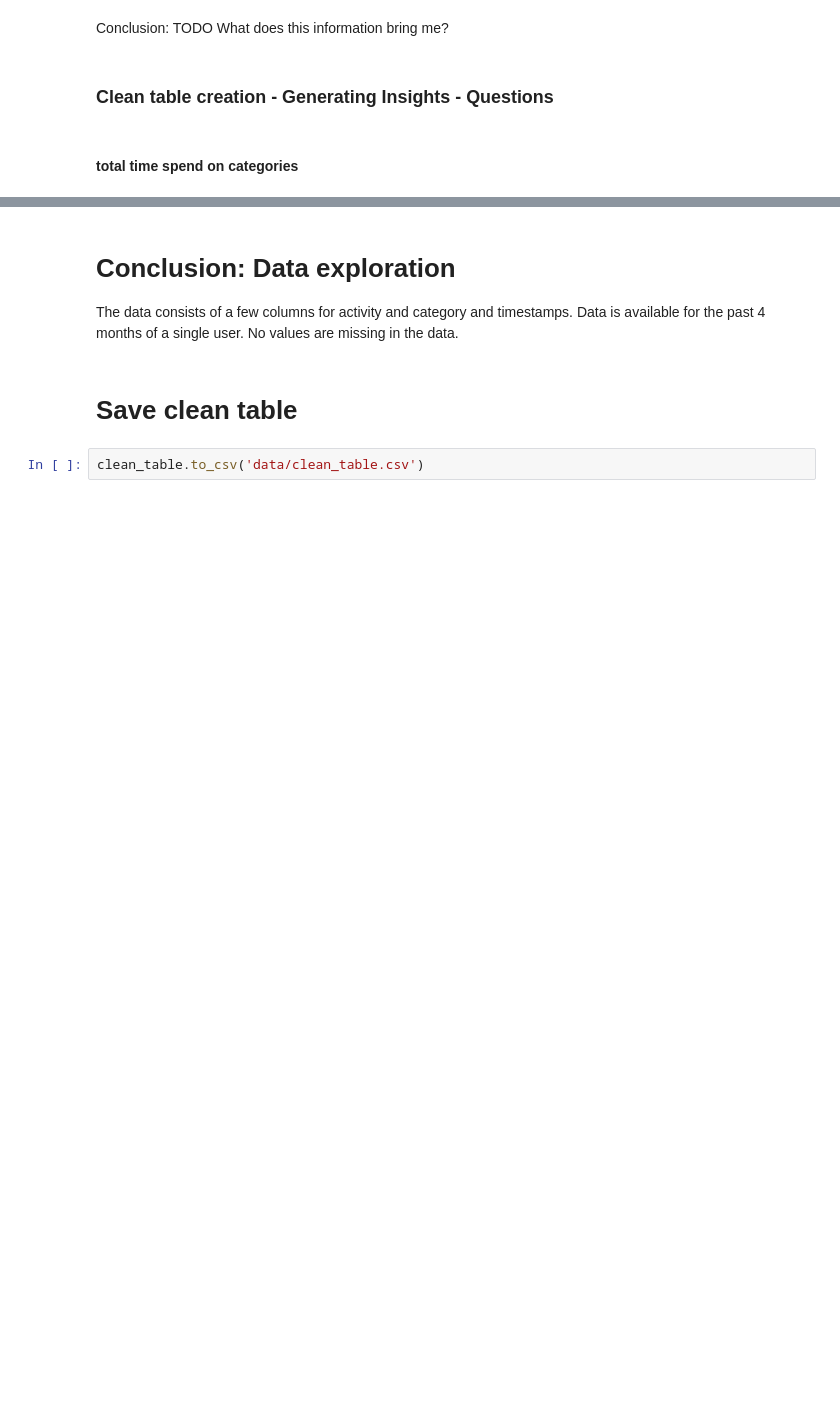
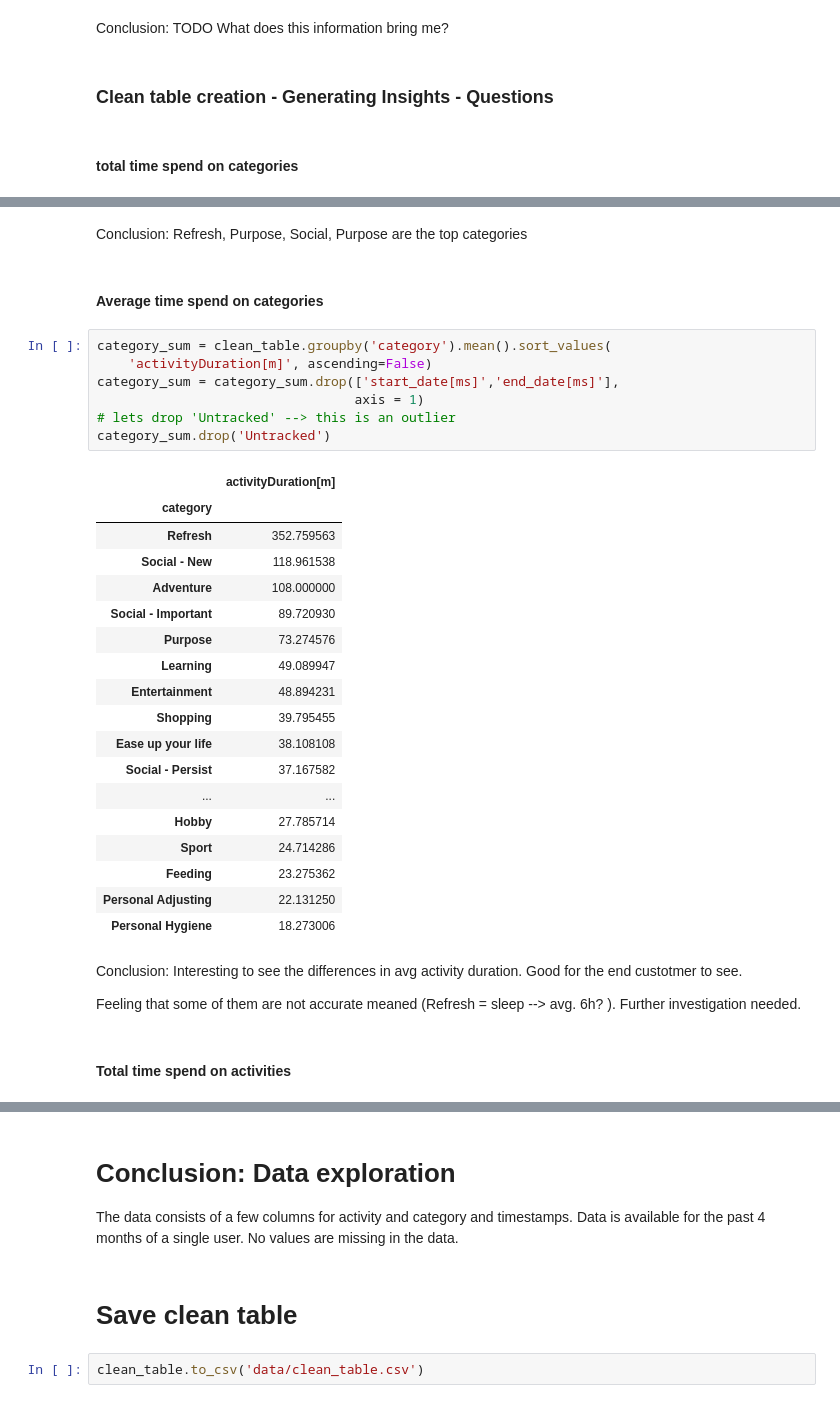
Before and after one commit to FollowJack/machine-learning-masterclass, a Jupyter notebook: project_10_activity_analysis/01_data_exploration.ipynb, the cells around one changed output, grey strips where cells are left out. Drawn from its saved outputs; the diff is of its cells as text; blank space fills up the shorter version.

```diff
--- a/project_10_activity_analysis/01_data_exploration.ipynb
+++ b/project_10_activity_analysis/01_data_exploration.ipynb
@@ -329,0 +332,36 @@ clean_table.groupby('category').sum().sort_values(
+# %% [markdown]
+Conclusion: Refresh, Purpose, Social, Purpose are the top categories
+# %% [markdown]
+#### Average time spend on categories
+# %%
+category_sum = clean_table.groupby('category').mean().sort_values(
+    'activityDuration[m]', ascending=False)
+category_sum = category_sum.drop(['start_date[ms]','end_date[ms]'],
+                                 axis = 1)
+# lets drop 'Untracked' --> this is an outlier
+category_sum.drop('Untracked')
+# %% [output]
+|  | activityDuration[m] |
+| category |  |
+| Refresh | 352.759563 |
+| Social - New | 118.961538 |
+| Adventure | 108.000000 |
+| Social - Important | 89.720930 |
+| Purpose | 73.274576 |
+| Learning | 49.089947 |
+| Entertainment | 48.894231 |
+| Shopping | 39.795455 |
+| Ease up your life | 38.108108 |
+| Social - Persist | 37.167582 |
+| ... | ... |
+| Hobby | 27.785714 |
+| Sport | 24.714286 |
+| Feeding | 23.275362 |
+| Personal Adjusting | 22.131250 |
+| Personal Hygiene | 18.273006 |
+# %% [markdown]
+Conclusion: Interesting to see the differences in avg activity duration. Good for the end custotmer to see.
+
+Feeling that some of them are not accurate meaned (Refresh = sleep --> avg. 6h? ). Further investigation needed.
+# %% [markdown]
+#### Total time spend on activities
```
Also changed, not shown: parts of 2 cells of this notebook.
